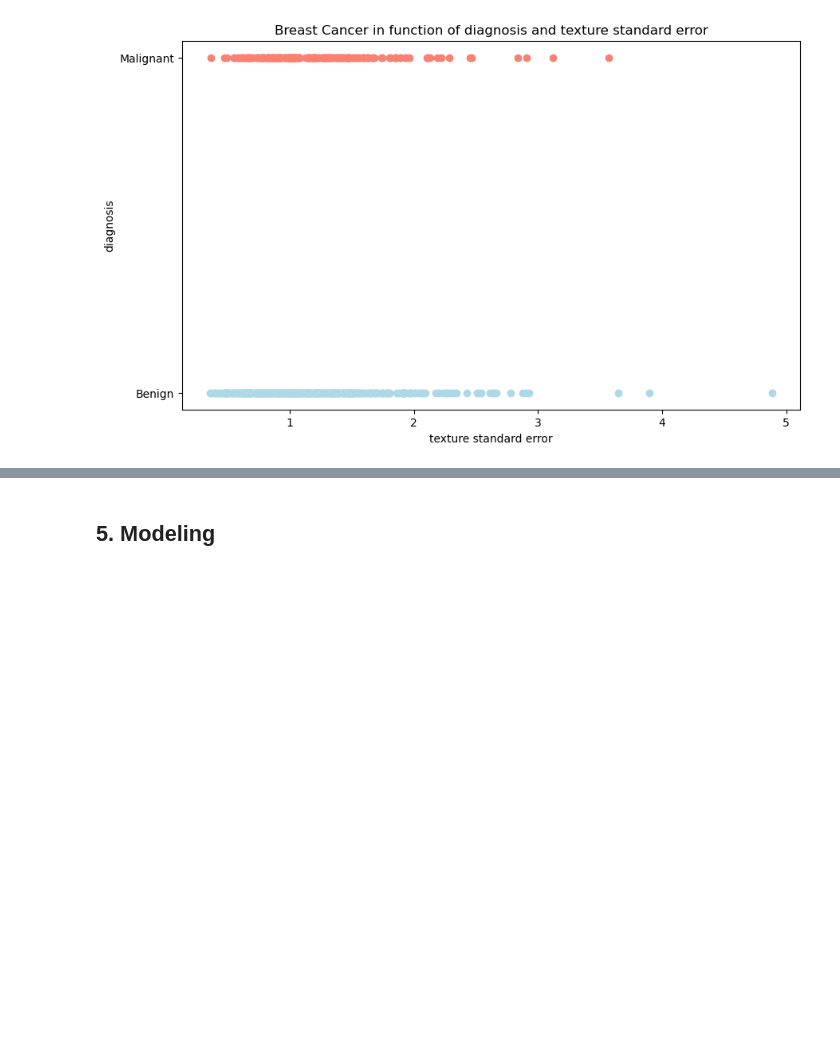
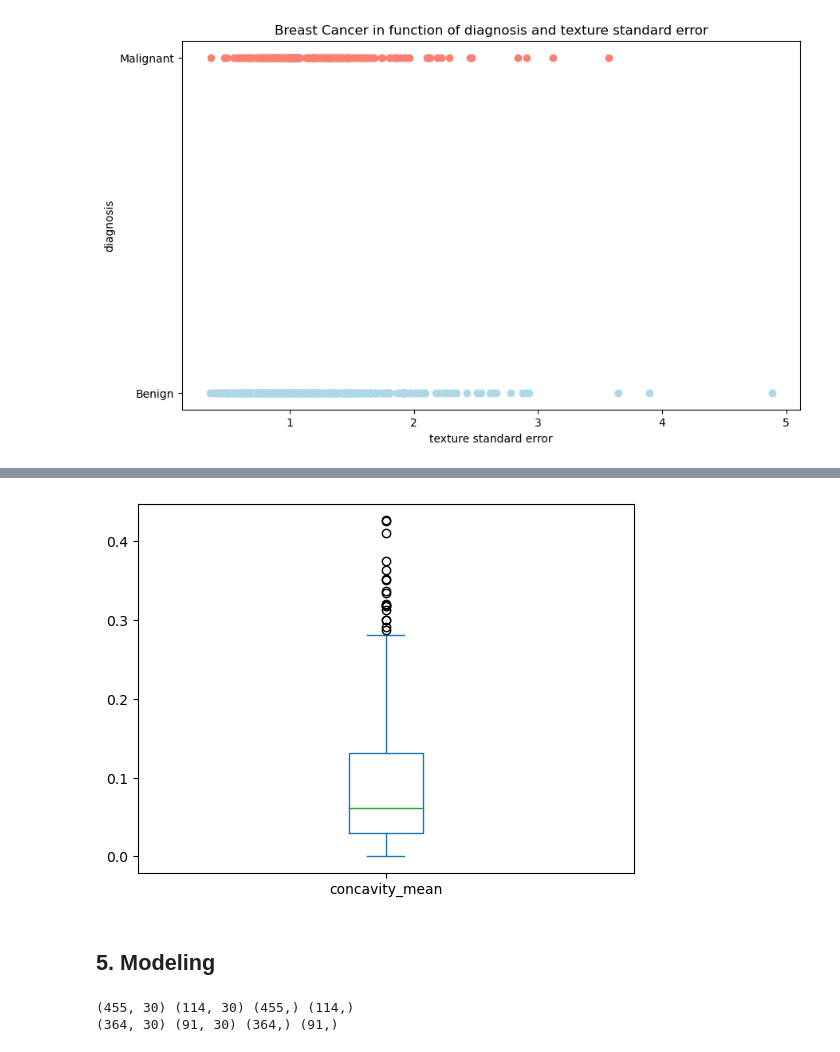
Before and after one commit to NguyenN95/Breast-Cancer-Classification, a Jupyter notebook: solution.ipynb, the cells around one changed output, grey strips where cells are left out. Saved outputs shown, nothing was run; the diff lists cells and outputs as text; code cells hidden in the pictures; blank space fills up the shorter version.

```diff
--- a/solution.ipynb
+++ b/solution.ipynb
@@ -185,2 +203,6 @@ plt.yticks([0, 1], labels=["Benign", "Malignant"]);
+# %%
+df["concavity_mean"].plot.box();
+# %% [output]
+[figure, added]
 # %% [markdown]
 ## 5. Modeling
@@ -188,0 +211,10 @@ plt.yticks([0, 1], labels=["Benign", "Malignant"]);
+# %%
+from sklearn.model_selection import train_test_split
+
+X_1, X_test, y_1, y_test = train_test_split(X, y, test_size=0.2, random_state=7)
+print(X_1.shape, X_test.shape, y_1.shape, y_test.shape)
+X_train, X_valid, y_train, y_valid = train_test_split(X_1, y_1, test_size=0.2, random_state=7)
+print(X_train.shape, X_valid.shape, y_train.shape, y_valid.shape)
+# %% [output]
+(455, 30) (114, 30) (455,) (114,)
+(364, 30) (91, 30) (364,) (91,)
```
Also changed, not shown: parts of 63 cells of this notebook, 1 other file.
